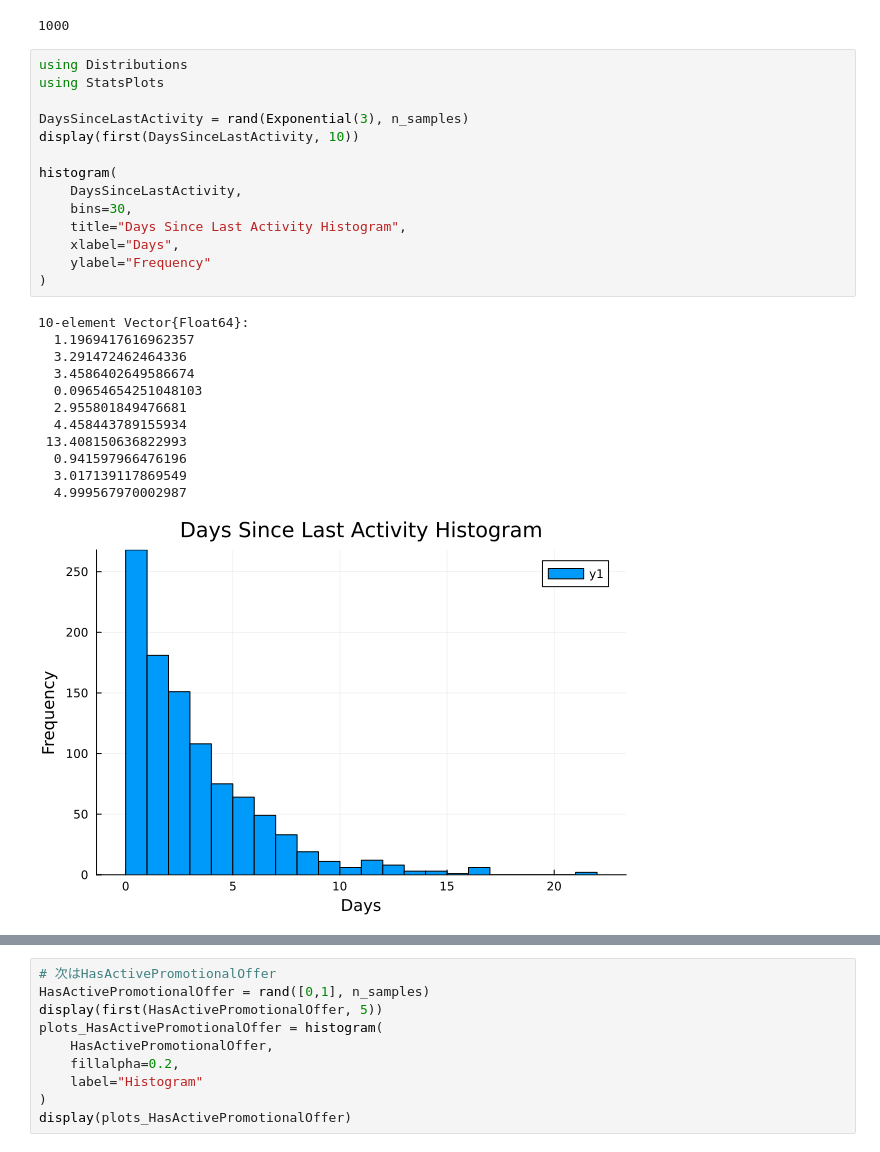
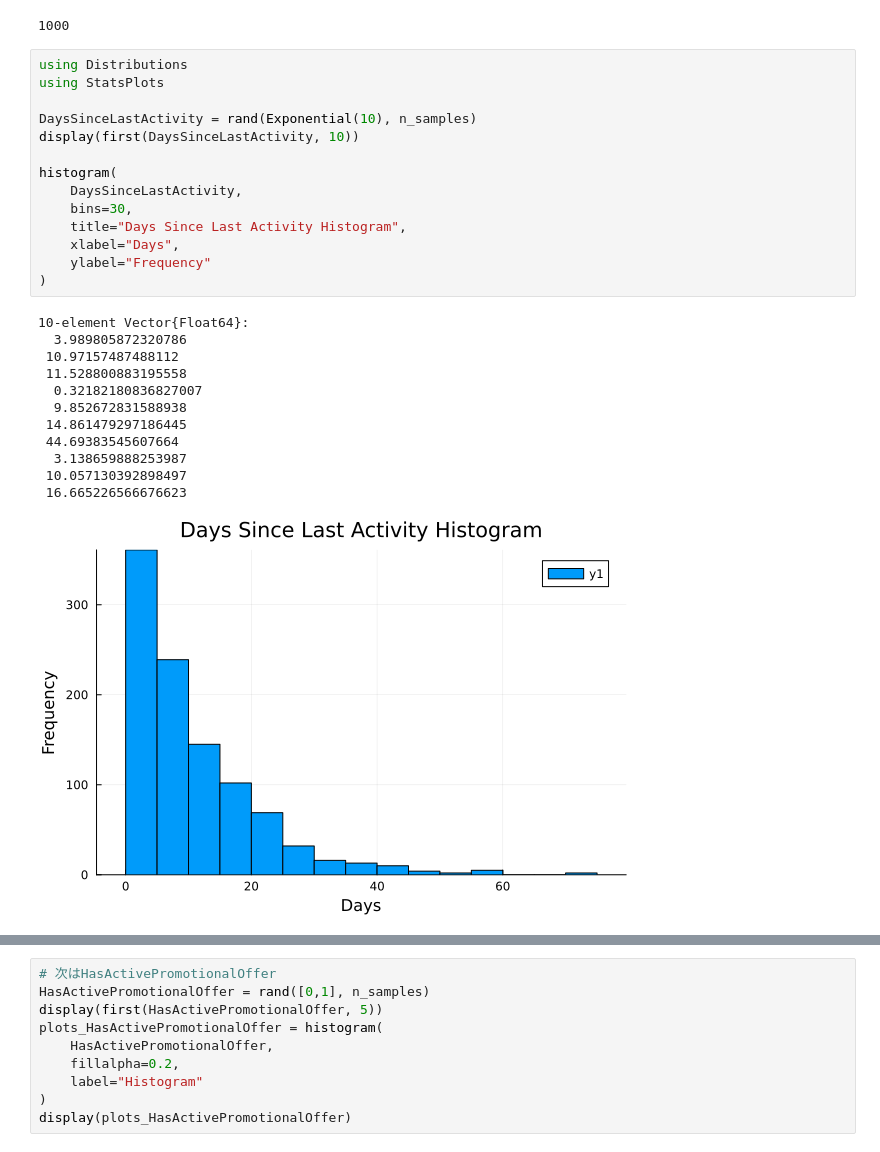
Before and after one commit to tndd/Mymljl, a Jupyter notebook: src/011_prac_self_model.ipynb, the cells around one changed output, grey strips where cells are left out. Drawn from its saved outputs; the diff is of its cells as text.

```diff
--- a/src/011_prac_self_model.ipynb
+++ b/src/011_prac_self_model.ipynb
@@ -19,30 +19,30 @@ n_samples = 1000
 # %%
 using Distributions
 using StatsPlots
 
-DaysSinceLastActivity = rand(Exponential(3), n_samples)
+DaysSinceLastActivity = rand(Exponential(10), n_samples)
 display(first(DaysSinceLastActivity, 10))
 
 histogram(
     DaysSinceLastActivity,
     bins=30,
     title="Days Since Last Activity Histogram",
     xlabel="Days",
     ylabel="Frequency"
 )
 # %% [output]
 10-element Vector{Float64}:
-  1.1969417616962357
-  3.291472462464336
-  3.4586402649586674
-  0.09654654251048103
-  2.955801849476681
-  4.458443789155934
- 13.408150636822993
-  0.941597966476196
-  3.017139117869549
-  4.999567970002987
+  3.989805872320786
+ 10.97157487488112
+ 11.528800883195558
+  0.32182180836827007
+  9.852672831588938
+ 14.861479297186445
+ 44.69383545607664
+  3.138659888253987
+ 10.057130392898497
+ 16.665226566676623
-[figure, old version]
+[figure, new version]
 # %%
 # density plot
 density(
```
Also changed, not shown: parts of 11 cells of this notebook.
